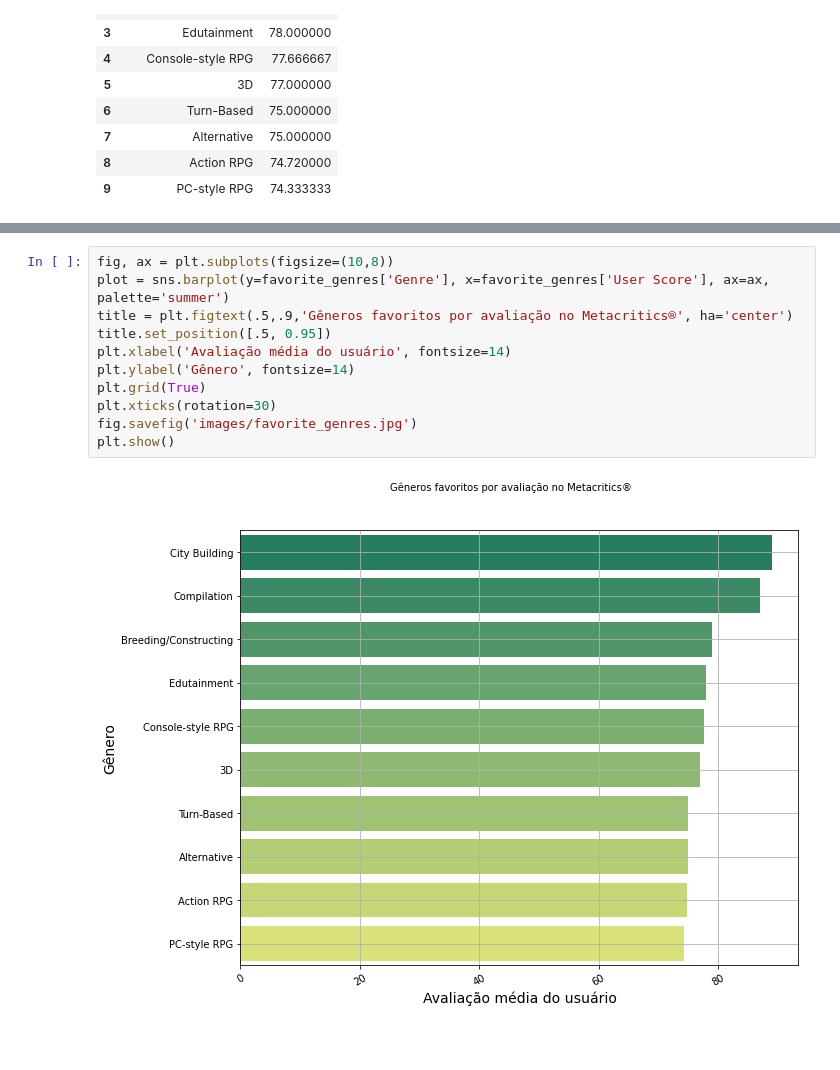
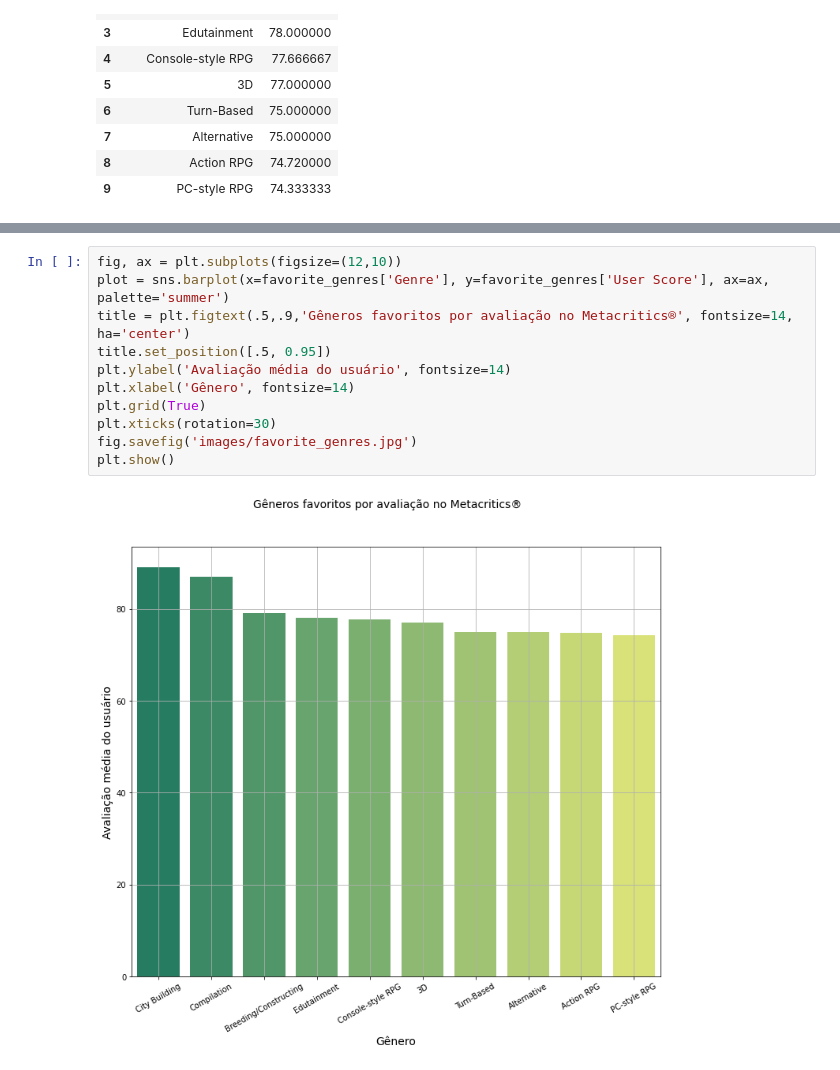
Before and after one commit to guilhermesam/data-science, a Jupyter notebook: projects/metacritic-2011_2019/data_visualization.ipynb, the cells around one changed output, grey strips where cells are left out. Drawn from its saved outputs; the diff is of its cells as text; blank space fills up the shorter version.

```diff
--- a/projects/metacritic-2011_2019/data_visualization.ipynb
+++ b/projects/metacritic-2011_2019/data_visualization.ipynb
@@ -46,13 +46,13 @@ fig.savefig('images/games_per_platform.jpg')
 # %%
-fig, ax = plt.subplots(figsize=(10,8))
-plot = sns.barplot(y=favorite_genres['Genre'], x=favorite_genres['User Score'], ax=ax, palette='summer')
-title = plt.figtext(.5,.9,'Gêneros favoritos por avaliação no Metacritics®', ha='center')
+fig, ax = plt.subplots(figsize=(12,10))
+plot = sns.barplot(x=favorite_genres['Genre'], y=favorite_genres['User Score'], ax=ax, palette='summer')
+title = plt.figtext(.5,.9,'Gêneros favoritos por avaliação no Metacritics®', fontsize=14, ha='center')
 title.set_position([.5, 0.95])
-plt.xlabel('Avaliação média do usuário', fontsize=14)
-plt.ylabel('Gênero', fontsize=14)
+plt.ylabel('Avaliação média do usuário', fontsize=14)
+plt.xlabel('Gênero', fontsize=14)
 plt.grid(True)
 plt.xticks(rotation=30)
 fig.savefig('images/favorite_genres.jpg')
 plt.show()
 # %% [output]
-[figure, old version]
+[figure, new version]
```
Also changed, not shown: parts of 1 cell of this notebook, 2 other files.
